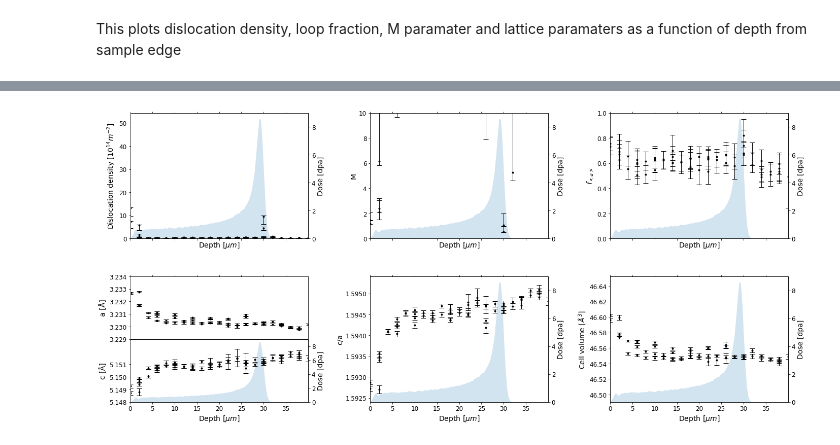
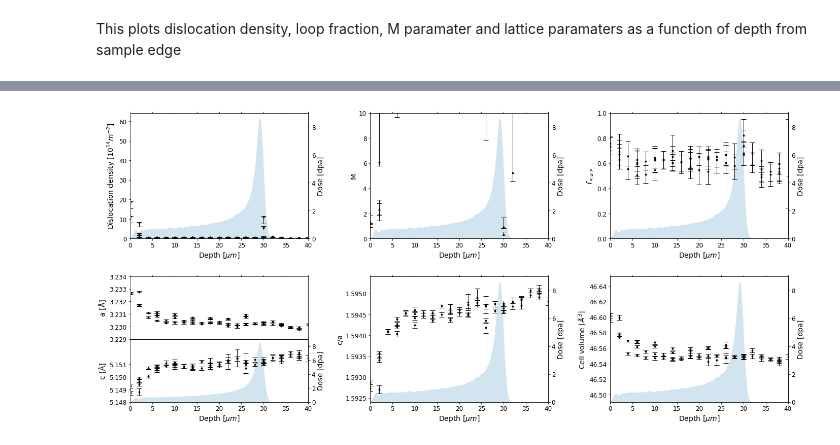
Before and after one commit to rhysgt/cmwp_tools, a Jupyter notebook: Extract_data.ipynb, the cells around one changed output, grey strips where cells are left out. Drawn from its saved outputs; the diff is of its cells as text; code cells hidden in the pictures.

```diff
--- a/Extract_data.ipynb
+++ b/Extract_data.ipynb
@@ -44,6 +44,8 @@ data_df
 data_df[['f2', 'y', 'f4', 'zs']] = data_df['filename'].str.split('_',expand=True)               # Split by '_'
 data_df[['z', 'no']] = data_df['zs'].str.split('.s',expand=True)                                # Split by '.s'
 data_df.drop(['f2', 'filename', 'f4', 'zs', 'no'], axis=1, inplace=True)                        # Clear un-needed columns
+data_df['y'] = pd.to_numeric(data_df['y'], downcast="float")
+data_df['z'] = pd.to_numeric(data_df['z'], downcast="float")
 
 # Rearrange to put y and z first
 cols = data_df.columns.tolist()
@@ -90,25 +97,8 @@ print(edges)
-# %%
-if len(unique) != len(edges):
-    raise Exception('Unique and edges should be the same length')
-
-# Make a new column 'depth'
-data_df['depth'] = data_df['y'].copy()
-
-cols = data_df.columns.tolist()
-data_df=data_df[cols[-1:] + cols[:-1]]
-
-for col in data_df.columns:
-    data_df[col] = pd.to_numeric(data_df[col], downcast="float")
-
-cols = data_df.columns.tolist()
-
-df2 = pd.DataFrame({'unique':unique, 'edges':edges})
-
-rename_dict = df2.set_index('unique').to_dict()['edges']
 # %%
-data_df['depth'].replace(rename_dict, inplace=True)
+data_df.insert(0, 'depth', data_df['y'])
+data_df['depth'].replace(to_replace=unique, value=edges, inplace=True)
 data_df['depth'] = data_df['z'] - data_df['depth']
-data_df['depth'] = data_df['depth'] * 1000
+data_df['depth'] = np.round(data_df['depth'] * 1000,1)
 # %%
 data_df
 # %% [output]
@@ -132,7 +122,7 @@ This plots dislocation density, <a> loop fraction, M paramater and lattice param
 # %%
 depth, dpa = np.loadtxt('data/srim.txt')
 
-fig, ((ax, ax2, ax3), (ax4, ax5, ax6)) = plt.subplots(2, 3, figsize=(20,9), sharex=True)
+fig, ((ax, ax2, ax3), (ax4, ax5, ax6)) = plt.subplots(2, 3, figsize=(20,9))
 fig.subplots_adjust(left=0.06, right=0.96, top=0.98, bottom=0.1, hspace=0.3, wspace = 0.35)
 axes = [ax, ax2, ax3, ax4, ax5, ax6]
 
@@ -157,14 +147,14 @@ for sax in axes:
 
 #### dislocation density
 
-ax.errorbar(x=x, y=data_df['rho'], yerr = [data_df['rho_neg'],data_df['rho_pos']],  marker='o',c='k',  ms=3, lw=0, elinewidth=1, capsize=5)
+ax.errorbar(x=x, y=data_df['d_new'], yerr = [data_df['d_new_neg'],data_df['d_new_pos']],  marker='o',c='k',  ms=3, lw=0, elinewidth=1, capsize=5)
 ax.set_ylabel('Dislocation density [$10^{14} m^{-2}$]', fontsize=14)
 ax.set_zorder(sec.get_zorder()+1); ax.patch.set_visible(False);
 ax.set_ylim(0)
 
 #### m
 
-ax2.errorbar(x=x, y=data_df['m'], yerr = [data_df['m_neg'],data_df['m_pos']], marker='o',c='k',  ms=3, lw=0, elinewidth=1, capsize=5)
+ax2.errorbar(x=x, y=np.exp(2)*data_df['e'], yerr = np.exp(2)*np.array([data_df['e_neg'],data_df['e_pos']]), marker='o',c='k',  ms=3, lw=0, elinewidth=1, capsize=5)
 ax2.set_ylabel('M', fontsize=14)
 ax2.set_ylim(0, 10)
 ax2.set_zorder(sec.get_zorder()+1); ax2.patch.set_visible(False);
@@ -232 +222 @@ ax6.set_ylim(np.min(vol)-0.05, np.max(vol)+0.05)
-[figure, old version]
+[figure, new version]
```
Also changed, not shown: parts of 5 cells of this notebook, 2 other files.
